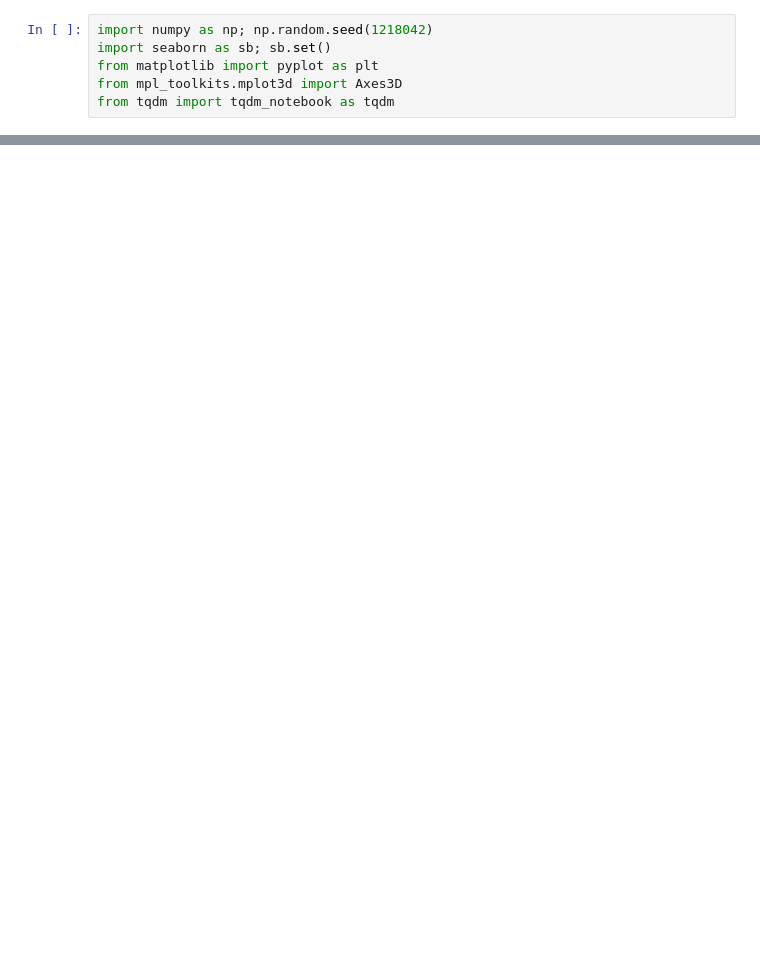
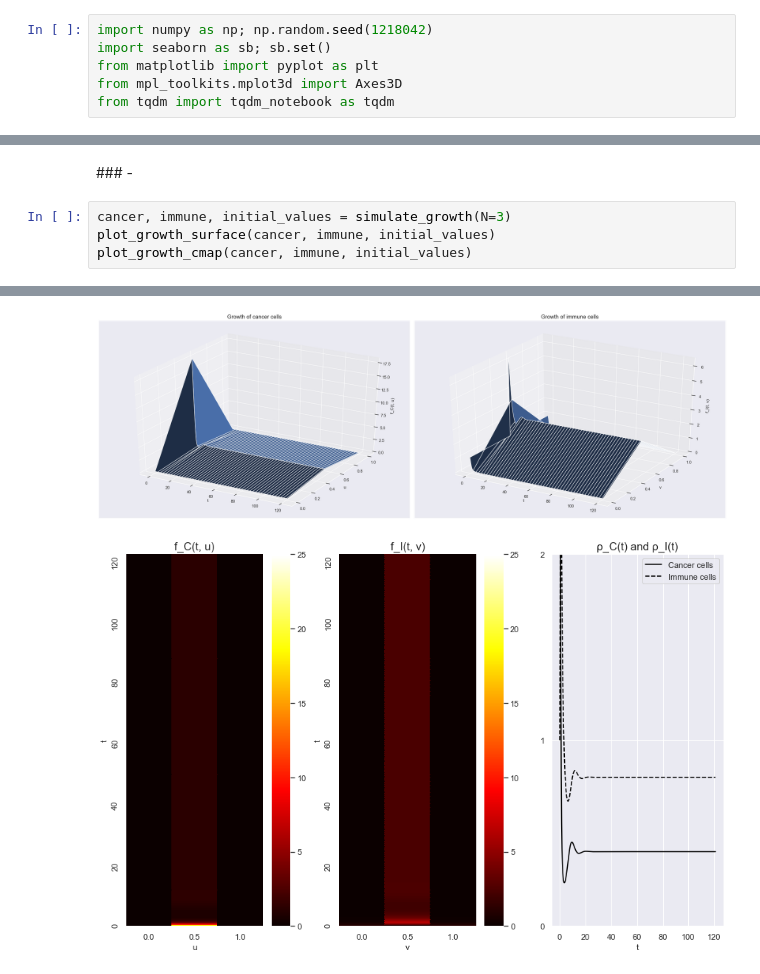
Before and after one commit to remuzel/Waiting-Time-Network-Effects, a Jupyter notebook: notebooks/Population Model of RHP Competition.ipynb, the cells around one changed output, grey strips where cells are left out. Drawn from its saved outputs; the diff is of its cells as text; blank space fills up the shorter version.

```diff
--- a/notebooks/Population Model of RHP Competition.ipynb
+++ b/notebooks/Population Model of RHP Competition.ipynb
@@ -67,0 +258,7 @@ We will compute this evolution for various sets of platforms $U$ and $V$.
+# %% [markdown]
+### -
+# %%
+cancer, immune, initial_values = simulate_growth(N=3)
+plot_growth_surface(cancer, immune, initial_values)
+plot_growth_cmap(cancer, immune, initial_values)
+# %% [output]
@@ -67,0 +266,2 @@ We will compute this evolution for various sets of platforms $U$ and $V$.
+[figure, added]
+[figure, added]
```
Also changed, not shown: parts of 3 cells of this notebook.
